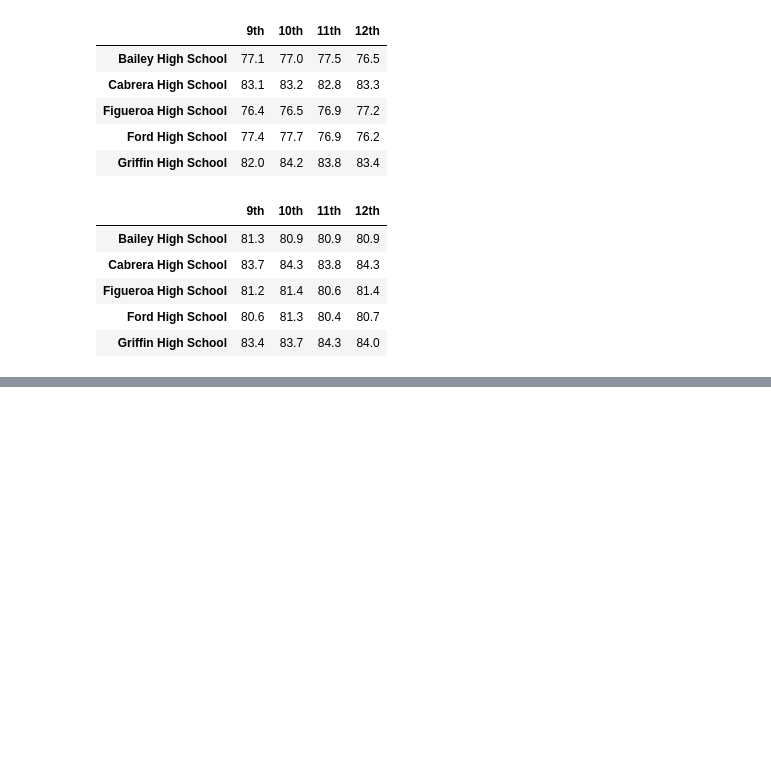
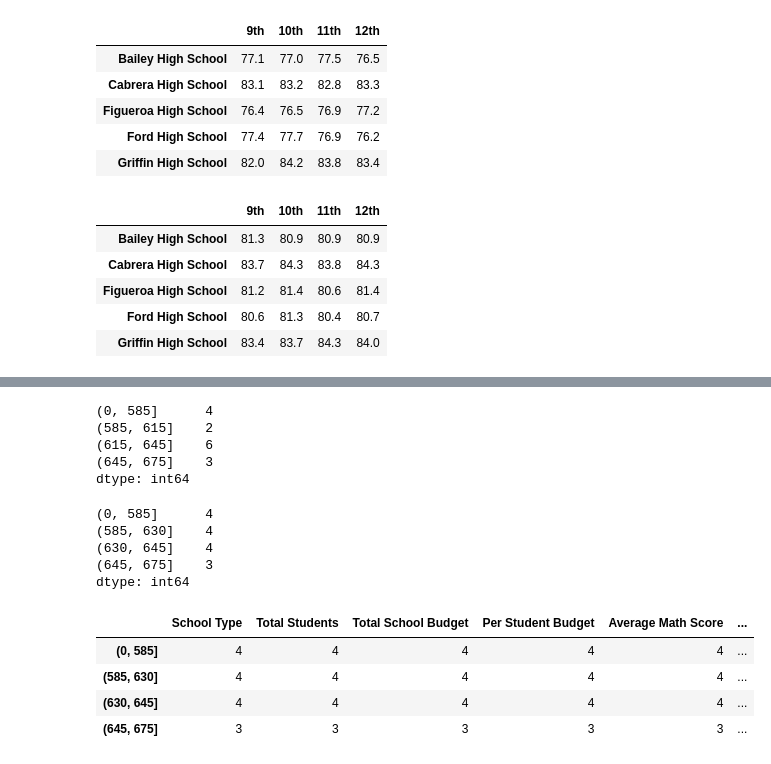
Before and after one commit to jvvyas/School_District_Analysis, a Jupyter notebook: Py_City_Schools.ipynb, the cells around one changed output, grey strips where cells are left out. Saved outputs shown, nothing was run; the diff lists cells and outputs as text; code cells hidden in the pictures; blank space fills up the shorter version.

```diff
--- a/Py_City_Schools.ipynb
+++ b/Py_City_Schools.ipynb
@@ -1292,0 +1350,32 @@ reading_scores_by_grade.head()
+# %%
+# Cut the per_school_capita into the spending ranges.
+spending_bins = [0, 585, 615, 645, 675]
+per_school_capita.groupby(pd.cut(per_school_capita, spending_bins)).count()
+# %% [output]
+(0, 585]      4
+(585, 615]    2
+(615, 645]    6
+(645, 675]    3
+dtype: int64
+# %%
+# Cut the per_school_capita into the spending ranges.
+spending_bins = [0, 585, 630, 645, 675]
+per_school_capita.groupby(pd.cut(per_school_capita, spending_bins)).count()
+# %% [output]
+(0, 585]      4
+(585, 630]    4
+(630, 645]    4
+(645, 675]    3
+dtype: int64
+# %%
+# Establish the spending bins and group names.
+spending_bins = [0, 585, 630, 645, 675]
+group_names = ["<$584", "$585-629", "$630-644", "$645-675"]
+
+per_school_summary_df.groupby(pd.cut(per_school_capita, spending_bins)).count()
+# %% [output]
+|  | School Type | Total Students | Total School Budget | Per Student Budget | Average Math Score | ... |
+| (0, 585] | 4 | 4 | 4 | 4 | 4 | ... |
+| (585, 630] | 4 | 4 | 4 | 4 | 4 | ... |
+| (630, 645] | 4 | 4 | 4 | 4 | 4 | ... |
+| (645, 675] | 3 | 3 | 3 | 3 | 3 | ... |
```
Also changed, not shown: parts of 7 cells of this notebook.
